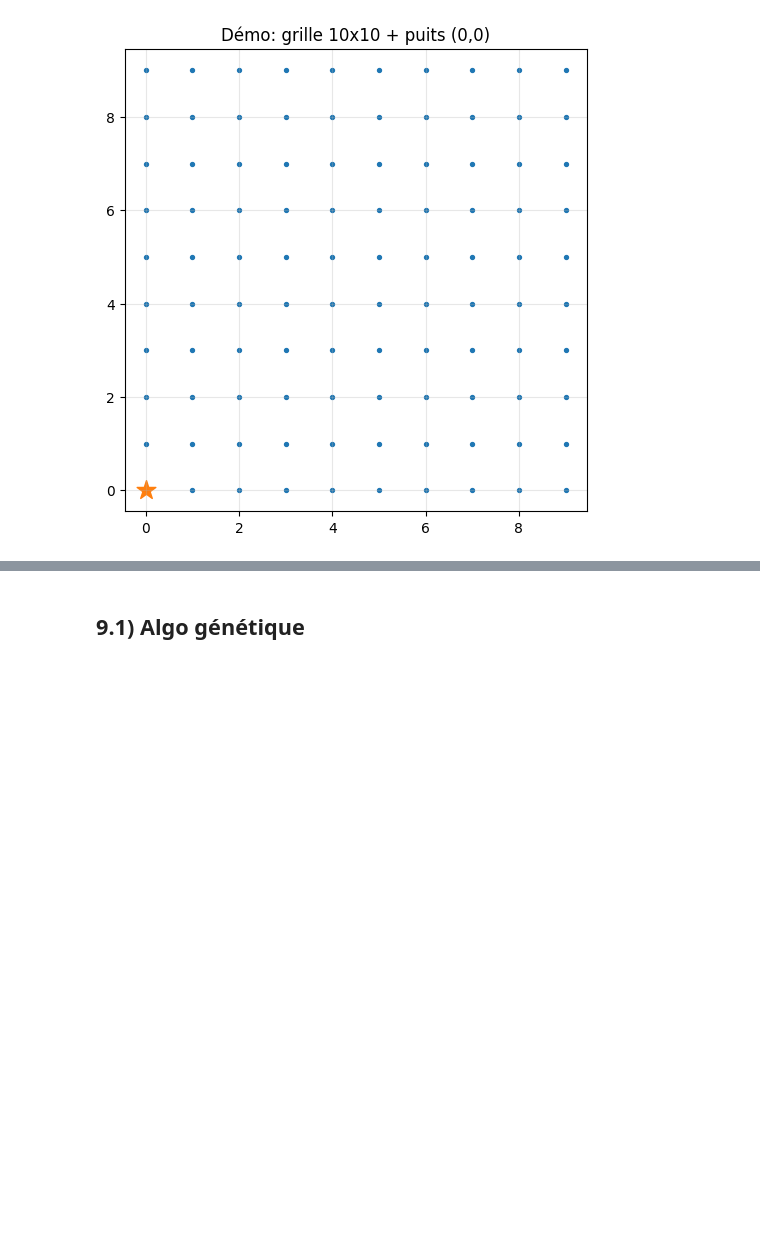
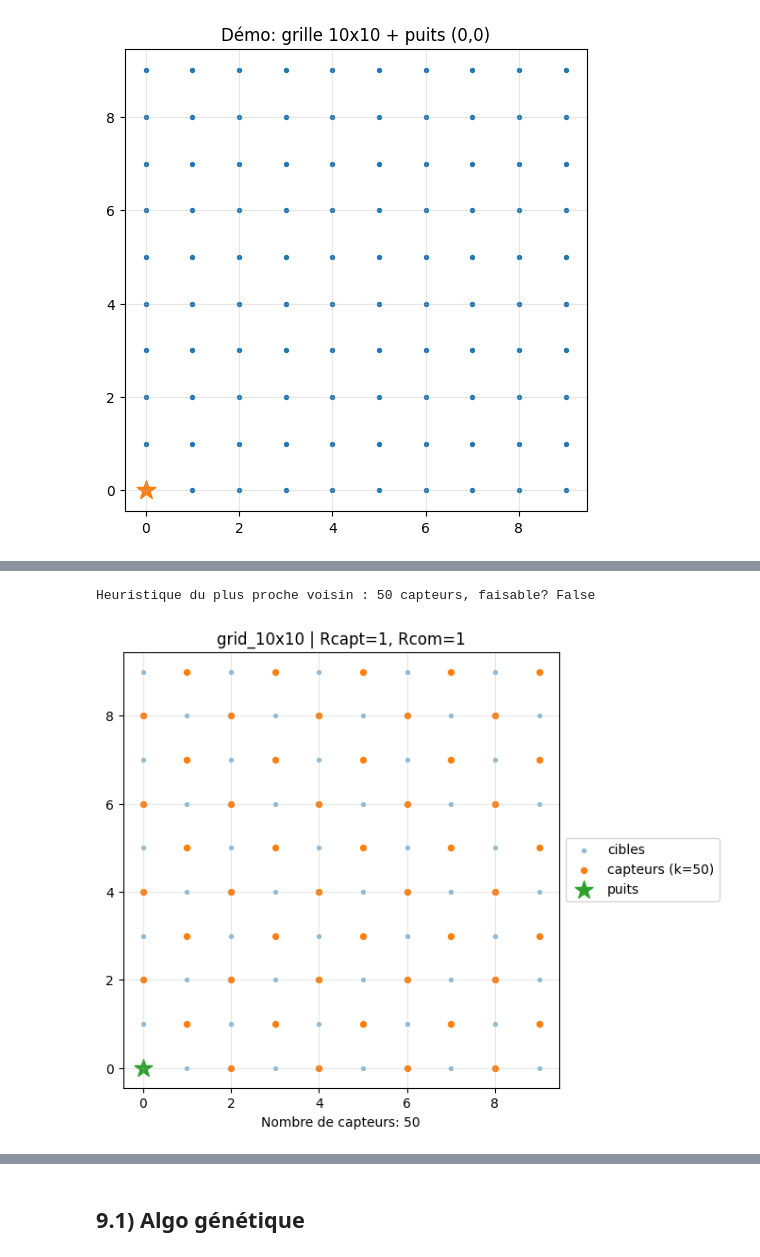
Before and after one commit to pgatt06/Meta-heuristiques, a Jupyter notebook: projet_capteurs_metaheuristiques.ipynb, the cells around one changed output, grey strips where cells are left out. Saved outputs shown, nothing was run; the diff lists cells and outputs as text; code cells hidden in the pictures; blank space fills up the shorter version.

Commit message:
refacto and improve heuristique

```diff
--- a/projet_capteurs_metaheuristiques.ipynb
+++ b/projet_capteurs_metaheuristiques.ipynb
@@ -166,16 +150,16 @@ On pré-calcule :
 Notes perf : jusqu'à ~1600 cibles, une matrice de distances au carré reste raisonnable (~2.5M).
 # %%
 @dataclass
-class Precomp:
+class Precomputation:
     inst: Instance
     Rcapt: float
     Rcom: float
     cover: List[np.ndarray]           # cover[v] -> indices des cibles couvertes
-    com_adj: List[List[int]]          # adjacency sur N+1 noeuds (dernier = puits)
+    com_adj: List[List[int]]          # adjacence sur N+1 noeuds (dernier = puits)
     sink_index: int                   # = N
-    parent_from_sink: List[int]       # BFS parent, taille N+1
+    parent_from_sink: List[int]       # parents BFS, taille N+1
 
-def build_precomp(inst: Instance, Rcapt: float, Rcom: float) -> Precomp:
+def build_precomp(inst: Instance, Rcapt: float, Rcom: float) -> Precomputation:
     coords = inst.coords
     N = coords.shape[0]
     sink = np.array(inst.sink, dtype=float)
@@ -214,5 +198,5 @@ def build_precomp(inst: Instance, Rcapt: float, Rcom: float) -> Precomp:
                 parent[w] = u
                 q.append(w)
 
-    return Precomp(inst=inst, Rcapt=Rcapt, Rcom=Rcom, cover=cover, com_adj=com_adj,
+    return Precomputation(inst=inst, Rcapt=Rcapt, Rcom=Rcom, cover=cover, com_adj=com_adj,
                    sink_index=sink_index, parent_from_sink=parent)
@@ -332,0 +354,31 @@ def path_to_sink(node: int, pc: Precomp) -> List[int]:
+# %%
+def nearest_neighbor_heuristic(pc: Precomputation) -> np.ndarray:
+    N = pc.inst.coords.shape[0]
+    selected = np.zeros(N, dtype=bool)
+    cov = np.zeros(N, dtype=int)
+
+    uncovered = set(range(N))
+
+    while uncovered:
+        # Trouver la cible non couverte la plus proche du puits
+        sink_coords = np.array(pc.inst.sink)
+        nearest_target = min(uncovered, key=lambda t: np.linalg.norm(pc.inst.coords[t] - sink_coords))
+
+        # Ajouter le capteur sur cette cible
+        selected[nearest_target] = True
+        cov[pc.cover[nearest_target]] += 1
+        for t in pc.cover[nearest_target]:
+            uncovered.discard(int(t))
+
+    return selected
+
+# Test de la fonction heuristique du plus proche voisin
+inst = make_grid(10, 10)
+pc = build_precomp(inst, Rcapt=1, Rcom=1)
+
+sol = nearest_neighbor_heuristic(pc)
+print('Heuristique du plus proche voisin :', int(sol.sum()), 'capteurs, faisable?', is_feasible(sol, pc))
+plot_solution(sol, pc, show_links=False)
+# %% [output]
+Heuristique du plus proche voisin : 50 capteurs, faisable? False
+[figure, added]
```
Also changed, not shown: parts of 40 cells of this notebook.
